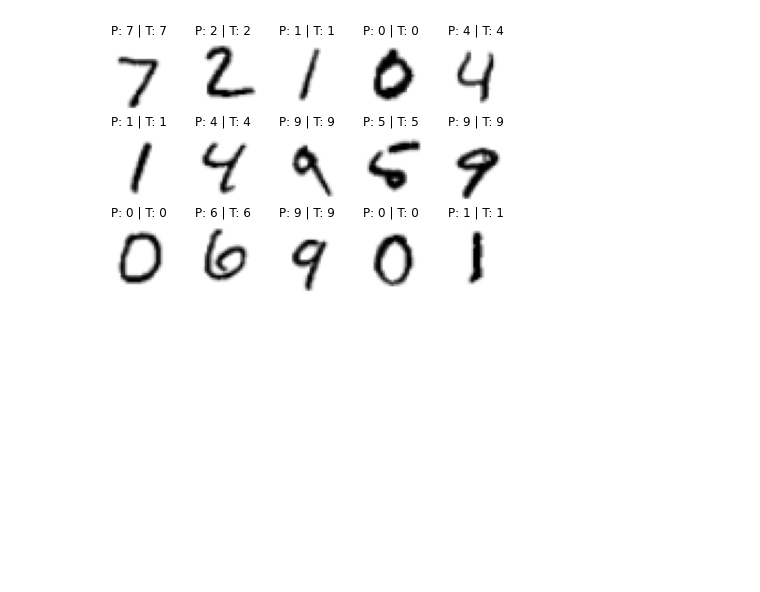
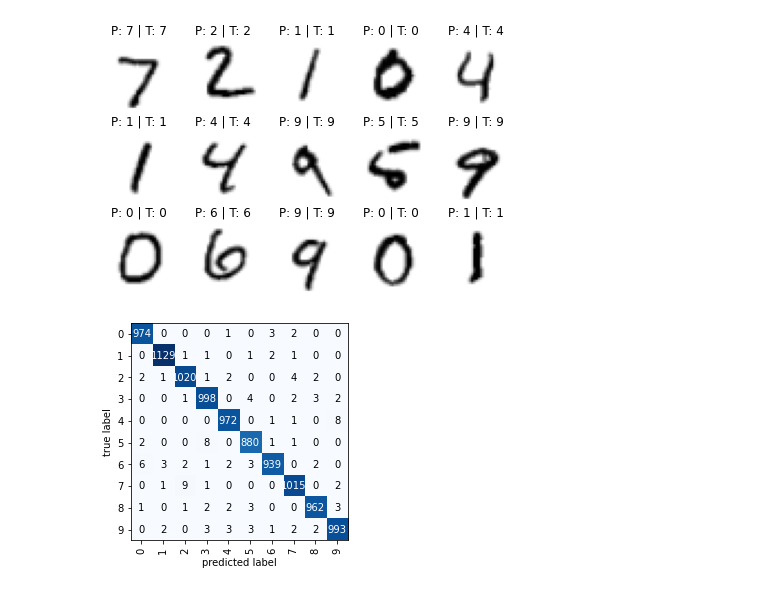
Before and after one commit to rasbt/stat453-deep-learning-ss21, a Jupyter notebook: L13/code/1-lenet5-mnist.ipynb, the cells around one changed output. Drawn from its saved outputs; the diff is of its cells as text; code cells hidden in the pictures; blank space fills up the shorter version.

```diff
--- a/L13/code/1-lenet5-mnist.ipynb
+++ b/L13/code/1-lenet5-mnist.ipynb
@@ -173,3 +172,20 @@ Test accuracy 98.90%
 show_examples(model=model, data_loader=test_loader)
 # %% [output]
 [figure]
+# %%
+class_dict = {0: '0',
+              1: '1',
+              2: '2',
+              3: '3',
+              4: '4',
+              5: '5',
+              6: '6',
+              7: '7',
+              8: '8',
+              9: '9'}
+
+mat = compute_confusion_matrix(model=model, data_loader=test_loader, device=torch.device('cpu'))
+plot_confusion_matrix(mat, class_names=class_dict.values())
+plt.show()
+# %% [output]
+[figure, added]
```
Also changed, not shown: parts of 5 cells of this notebook, 4 other files.
